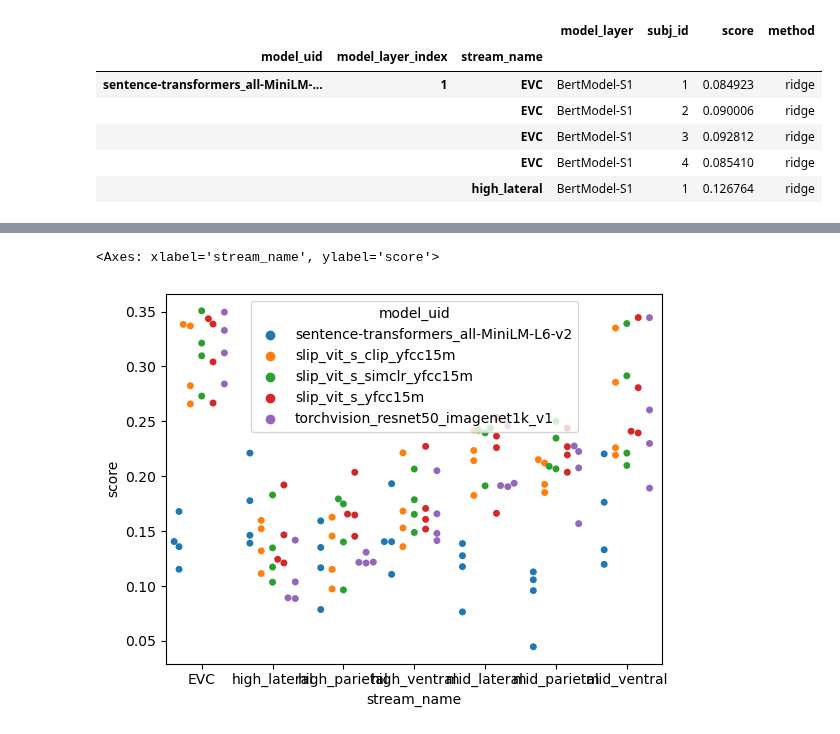
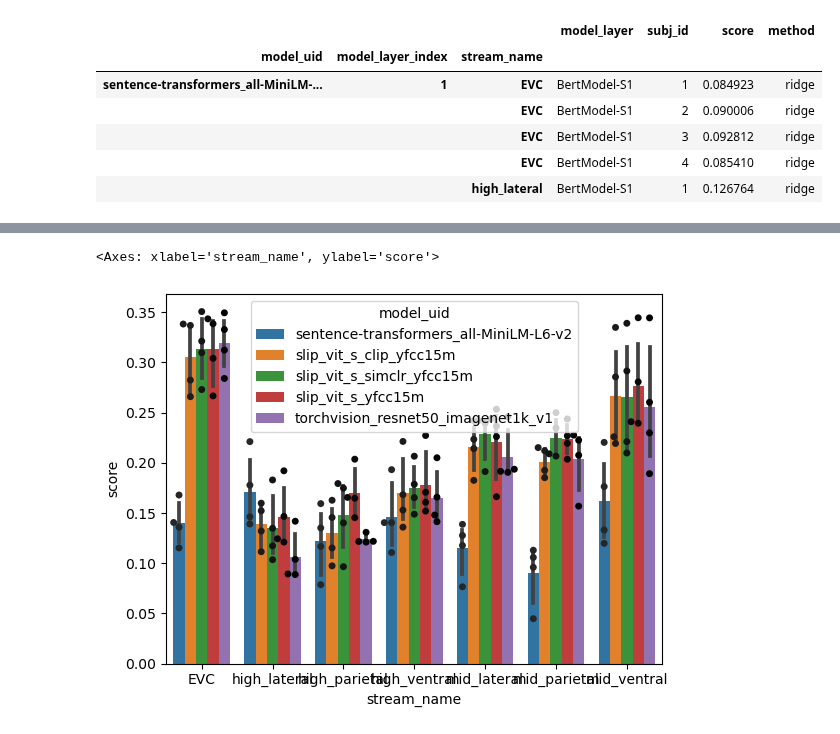
Before and after one commit to Isik-lab/SIfMRI_modeling, a Jupyter notebook: notebooks/modeling_exploration.ipynb, the cells around one changed output, grey strips where cells are left out. Drawn from its saved outputs; the diff is of its cells as text; code cells hidden in the pictures.

```diff
--- a/notebooks/modeling_exploration.ipynb
+++ b/notebooks/modeling_exploration.ipynb
@@ -57,11 +57,12 @@ max_scores.head()
 # %%
 _, ax = plt.subplots()
 sns.barplot(x='stream_name', y='score',
                hue='model_uid', dodge=True,
                data=max_scores, ax=ax)
-sns.swarmplot(x='stream_name', y='score',
+sns.stripplot(x='stream_name', y='score',
                hue='model_uid', dodge=True,
-               data=max_scores, ax=ax)
+               data=max_scores, ax=ax,
+               legend=False, color='black')
 # %% [output]
 <Axes: xlabel='stream_name', ylabel='score'>
-[figure, old version]
+[figure, new version]
```
Also changed, not shown: 1 other file.
